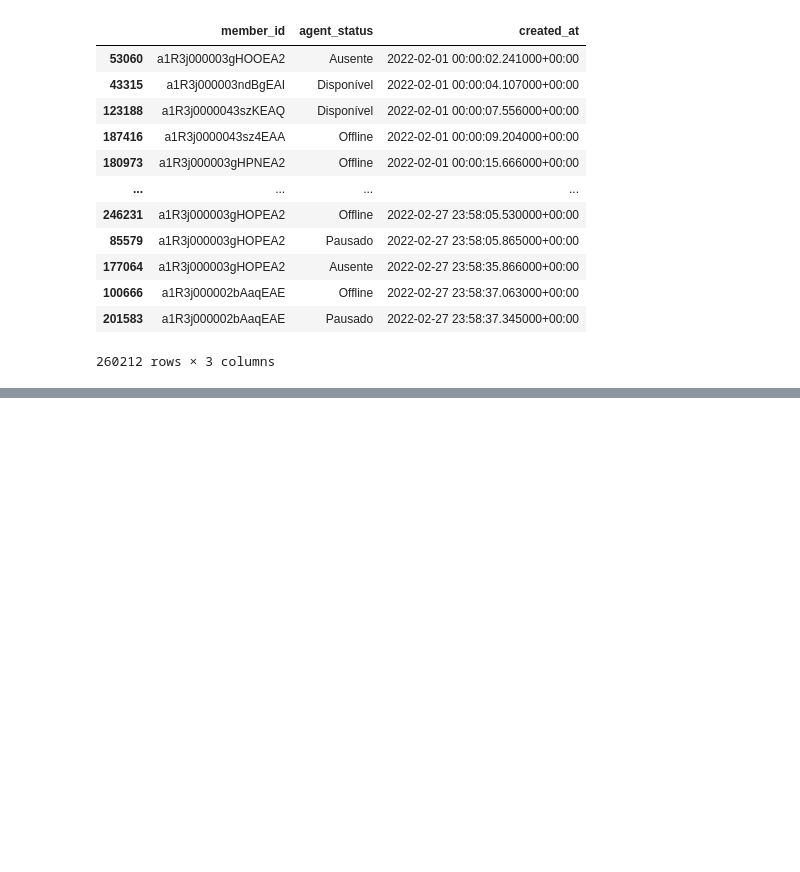
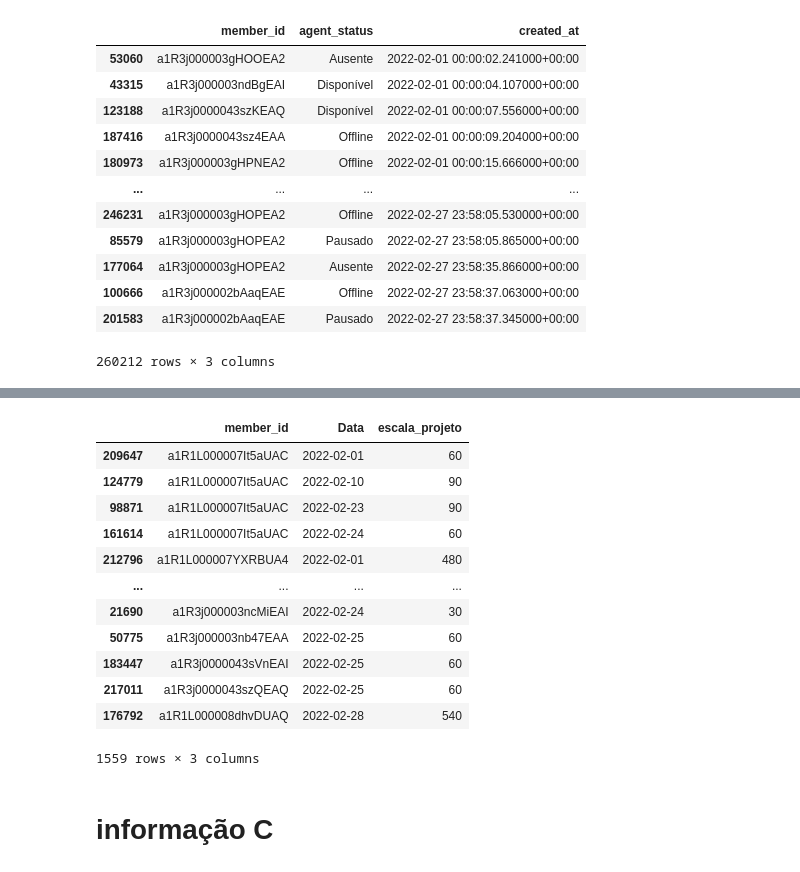
Before and after one commit to G-Moraes/projeto-disponibilidade, a Jupyter notebook: analise.ipynb, the cells around one changed output, grey strips where cells are left out. Cells and saved outputs as stored; diff of their text form; code cells hidden in the pictures; blank space fills up the shorter version.

```diff
--- a/analise.ipynb
+++ b/analise.ipynb
@@ -223,3 +244,51 @@ relatorio
+# %%
+#1 - salvo um dataframe com cada membro que estava escalado para atendimento e que dias eles estão
+#2 - checo membro um por um, e quantos minutos ele estava escalado para atender em dias especifico
+    #2.1 - protip: escalamento é equivalente a meia hora, então só (entrada x 30) para obter minutos
+#3 - armazeno essa informação em um dataframe
+
+project_member = escala.loc[escala['resulting_status'] == 'P']
+
+#unique_attending_members = attending_member['member_id'].unique()
+
+df_project = pd.DataFrame(columns = ['member_id', 'Data', 'escala_projeto'])
+
+for member in project_member['member_id'].unique():
+
+    df_project_member = project_member.loc[project_member['member_id'] == member]
+
+    for date in df_project_member['shift_date'].unique():
+
+        concatenado = pd.DataFrame(columns = ['member_id', 'Data', 'escala_projeto'])
+
+        aux = df_project_member.loc[df_project_member['shift_date'] == date]
+
+        concatenado['member_id'] = aux['member_id']
+        concatenado['Data'] = aux['shift_date']
+        concatenado['escala_projeto'] = len(aux) * 30
+
+        concatenado.drop_duplicates(inplace = True)
+
+        df_project = pd.concat([df_project, concatenado])
+    #break
+# %%
+df_project
+# %% [output]
+|  | member_id | Data | escala_projeto |
+| 209647 | a1R1L000007It5aUAC | 2022-02-01 | 60 |
+| 124779 | a1R1L000007It5aUAC | 2022-02-10 | 90 |
+| 98871 | a1R1L000007It5aUAC | 2022-02-23 | 90 |
+| 161614 | a1R1L000007It5aUAC | 2022-02-24 | 60 |
+| 212796 | a1R1L000007YXRBUA4 | 2022-02-01 | 480 |
+| ... | ... | ... | ... |
+| 21690 | a1R3j000003ncMiEAI | 2022-02-24 | 30 |
+| 50775 | a1R3j000003nb47EAA | 2022-02-25 | 60 |
+| 183447 | a1R3j0000043sVnEAI | 2022-02-25 | 60 |
+| 217011 | a1R3j0000043szQEAQ | 2022-02-25 | 60 |
+| 176792 | a1R1L000008dhvDUAQ | 2022-02-28 | 540 |
+1559 rows × 3 columns
+# %% [markdown]
+# informação C
 # %%
 rel_membros_data = {key: [] for key in relatorio['member_id'].unique()}
 
```
Also changed, not shown: parts of 22 cells of this notebook.
